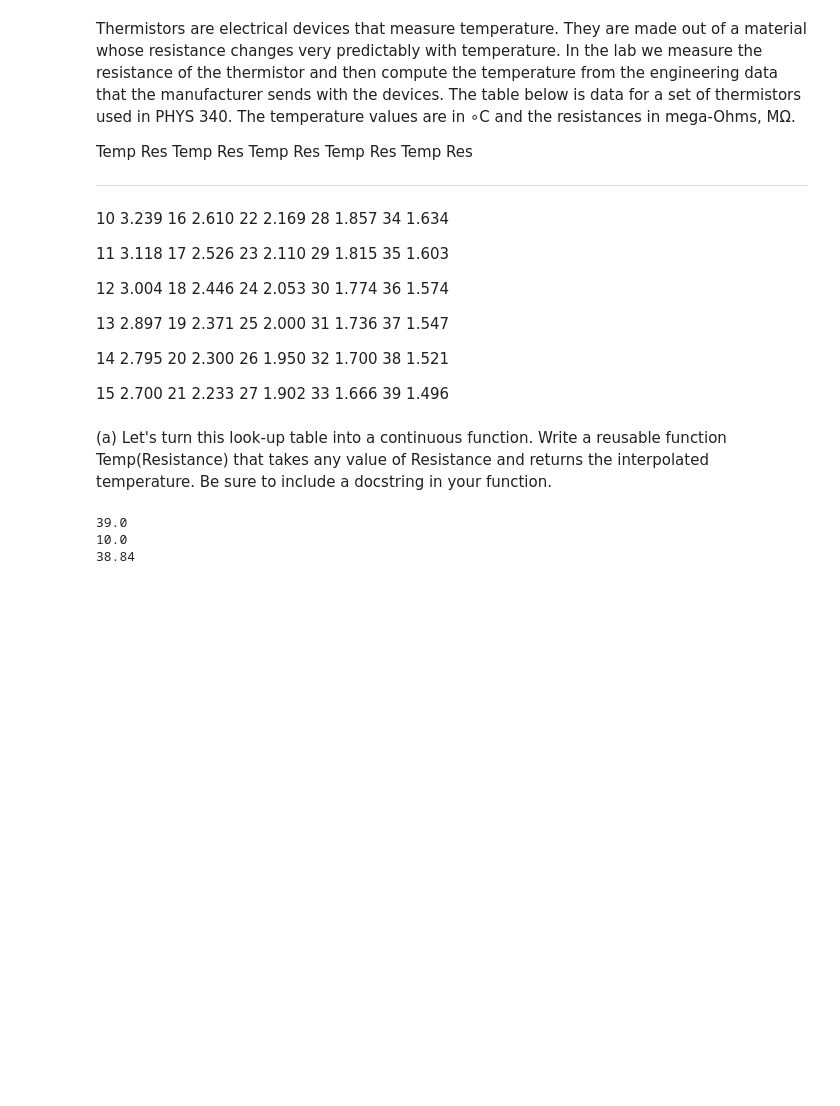
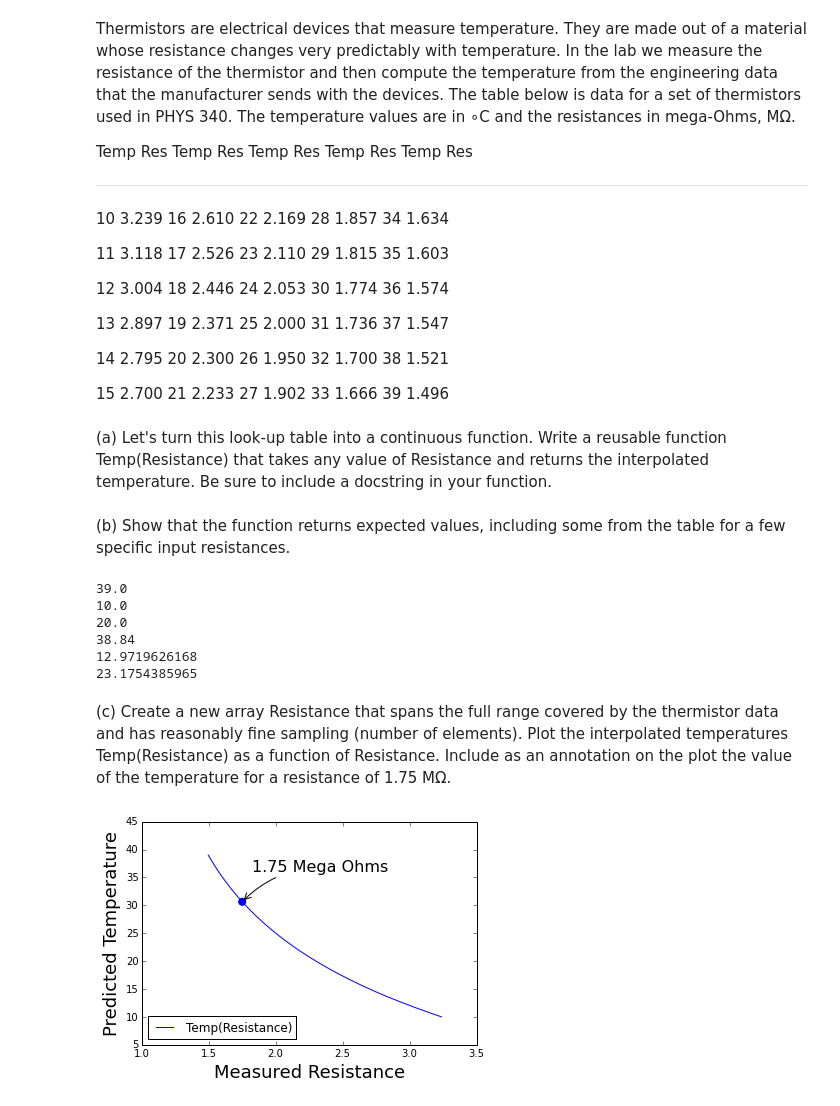
Before and after one commit to jbowen02/PHYS202-S14, a Jupyter notebook: SciPy/InterpolationExercises.ipynb, the cells around one changed output. Cells and saved outputs as stored; diff of their text form; code cells hidden in the pictures; blank space fills up the shorter version.

```diff
--- a/SciPy/InterpolationExercises.ipynb
+++ b/SciPy/InterpolationExercises.ipynb
@@ -83,11 +85,37 @@ def Temp(Resistance):
     Units are measured in degrees Celsius(∘C) if input units are mega-Ohms(MΩ)"""
     interp = interp1d(res[::-1], temp[::-1])
     return interp(Resistance)
+# %% [markdown]
+(b) Show that the function returns expected values, including some from the table for a few specific input resistances.
 # %%
 print Temp(1.496)
 print Temp(3.239)
+print Temp(2.300)
 print Temp(1.5)
+print Temp(2.9)
+print Temp(2.1)
 # %% [output]
 39.0
 10.0
+20.0
 38.84
+12.9719626168
+23.1754385965
+# %% [markdown]
+(c) Create a new array Resistance that spans the full range covered by the thermistor data and has reasonably fine sampling (number of elements). Plot the interpolated temperatures Temp(Resistance) as a function of Resistance. Include as an annotation on the plot the value of the temperature for a resistance of 1.75 MΩ.
+# %%
+Resistance = arange(1.496, 3.239, 0.001)
+# %%
+plt.plot(Resistance, Temp(Resistance), label="Temp(Resistance)")
+Resistance = 1.75
+plt.scatter([Resistance, ], [Temp(Resistance), ], 50, color='blue')
+plt.annotate(r'1.75 Mega Ohms',
+            xy=(Resistance, Temp(Resistance)), xycoords='data',
+            xytext=(+10, +30), textcoords='offset points', fontsize=16,
+            arrowprops=dict(arrowstyle="->", connectionstyle="arc3,rad=.2"))
+plt.legend(loc='lower left')
+plt.xlabel('Measured Resistance', fontsize=18)
+plt.ylabel('Predicted Temperature', fontsize=18)
+plt.show()
+# %% [output]
+[figure, added]
```
Also changed, not shown: parts of 2 cells of this notebook, 2 other files.
